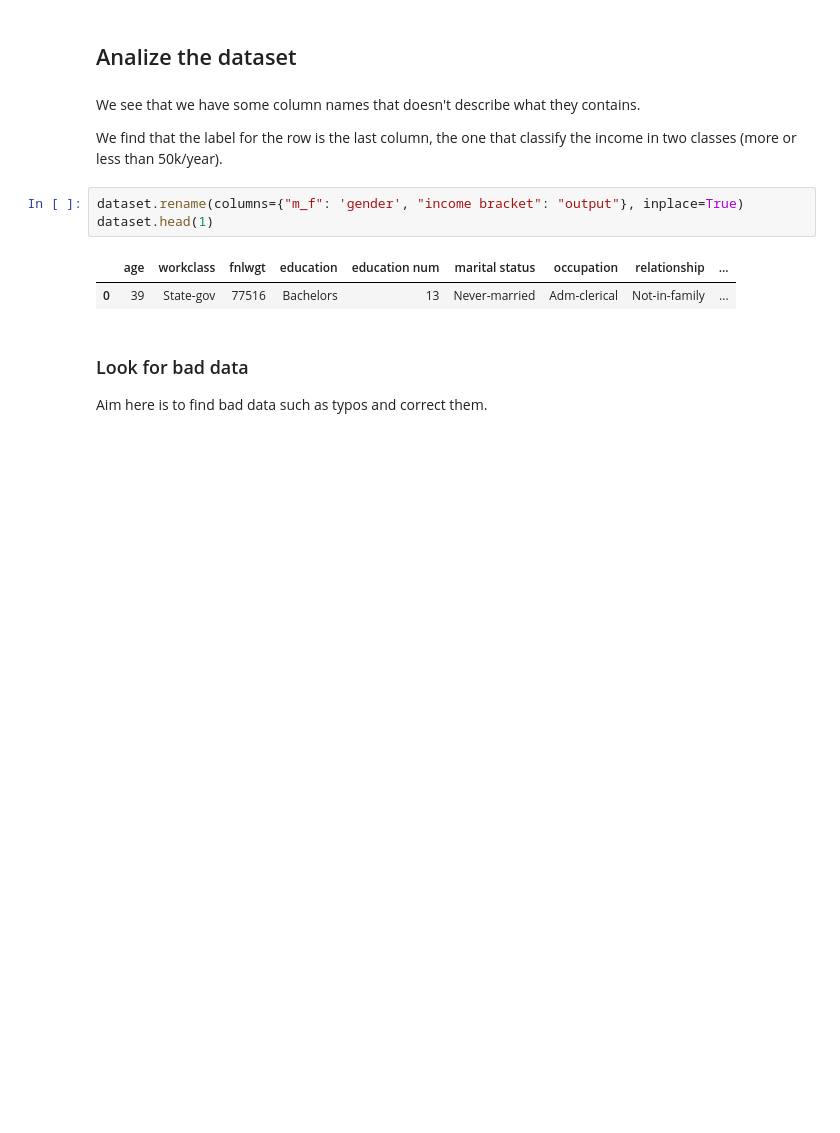
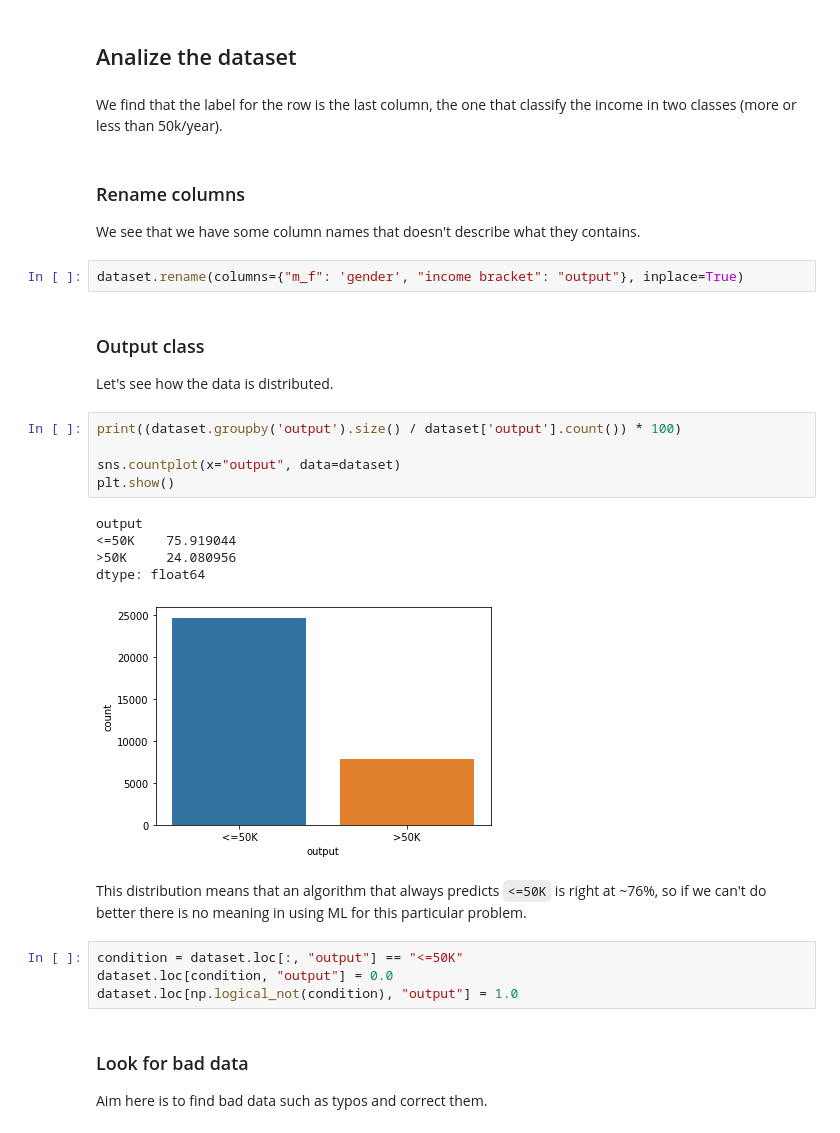
Before and after one commit to giacomo-montibeller/from-0-to-ml, a Jupyter notebook: data/from_0_to_ml.ipynb, the cells around one changed output. Saved outputs shown, nothing was run; the diff lists cells and outputs as text; blank space fills up the shorter version.

Commit message:
add some plots and documentation to the notebook

```diff
--- a/data/from_0_to_ml.ipynb
+++ b/data/from_0_to_ml.ipynb
@@ -29,15 +57,34 @@ We want to predict the income of a person (the records of the dataset are labele
 # %% [markdown]
 ## Analize the dataset
 # %% [markdown]
-We see that we have some column names that doesn't describe what they contains.
-
 We find that the label for the row is the last column, the one that classify the income in two classes (more or less than 50k/year).
+# %% [markdown]
+### Rename columns
+
+We see that we have some column names that doesn't describe what they contains.
 # %%
 dataset.rename(columns={"m_f": 'gender', "income bracket": "output"}, inplace=True)
-dataset.head(1)
-# %% [output]
-|  | age | workclass | fnlwgt | education | education num | marital status | occupation | relationship | ... |
-| 0 | 39 | State-gov | 77516 | Bachelors | 13 | Never-married | Adm-clerical | Not-in-family | ... |
+# %% [markdown]
+### Output class
+
+Let's see how the data is distributed.
+# %%
+print((dataset.groupby('output').size() / dataset['output'].count()) * 100)
+
+sns.countplot(x="output", data=dataset)
+plt.show()
+# %% [output]
+output
+<=50K    75.919044
+>50K     24.080956
+dtype: float64
+[figure, added]
+# %% [markdown]
+This distribution means that an algorithm that always predicts `<=50K` is right at ~76%, so if we can't do better there is no meaning in using ML for this particular problem.
+# %%
+condition = dataset.loc[:, "output"] == "<=50K"
+dataset.loc[condition, "output"] = 0.0
+dataset.loc[np.logical_not(condition), "output"] = 1.0
 # %% [markdown]
 ### Look for bad data
 Aim here is to find bad data such as typos and correct them.
```
Also changed, not shown: parts of 20 cells of this notebook.
